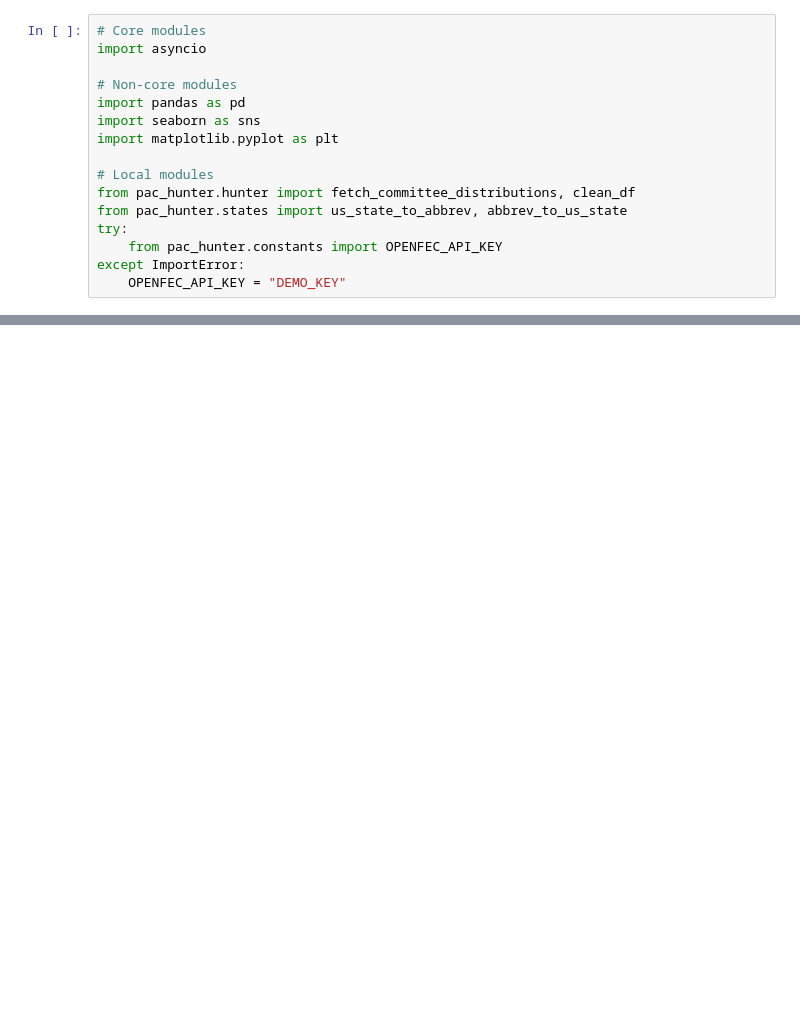
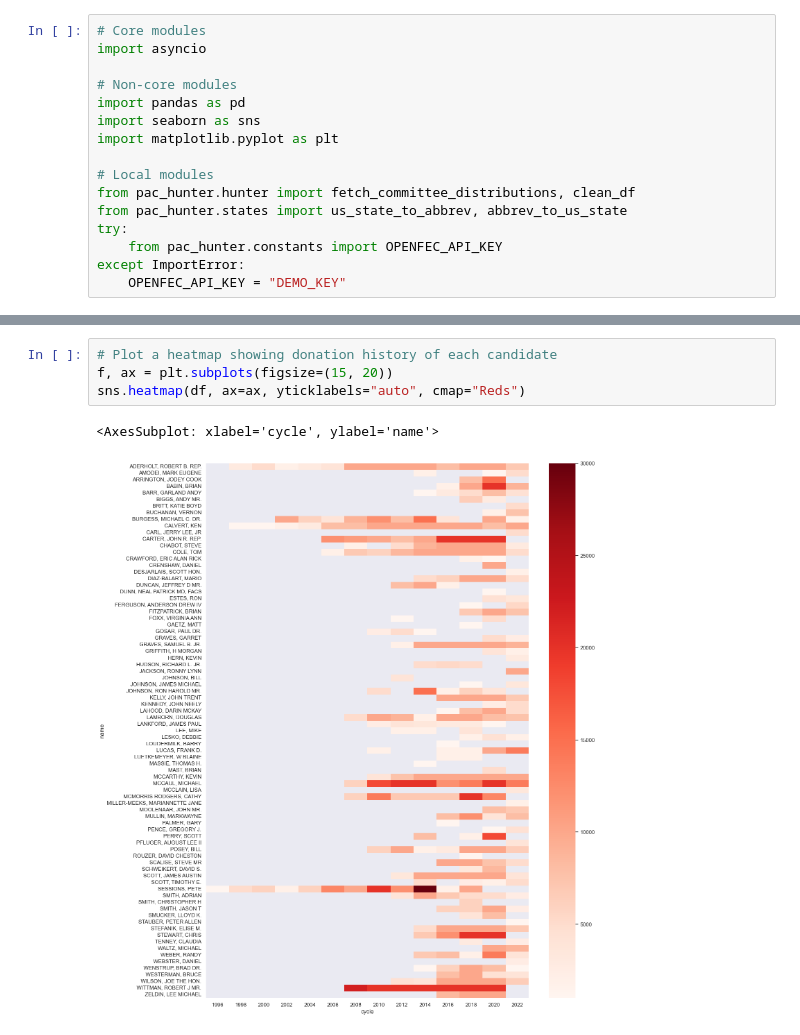
Before and after one commit to jlwhelan28/pac-hunter, a Jupyter notebook: demo.ipynb, the cells around one changed output, grey strips where cells are left out. Cells and saved outputs as stored; diff of their text form; blank space fills up the shorter version.

```diff
--- a/demo.ipynb
+++ b/demo.ipynb
@@ -79,0 +71,7 @@ for cycle in cycles:
+# %%
+# Plot a heatmap showing donation history of each candidate
+f, ax = plt.subplots(figsize=(15, 20))
+sns.heatmap(df, ax=ax, yticklabels="auto", cmap="Reds")
+# %% [output]
+<AxesSubplot: xlabel='cycle', ylabel='name'>
+[figure, added]
```
Also changed, not shown: parts of 10 cells of this notebook.
